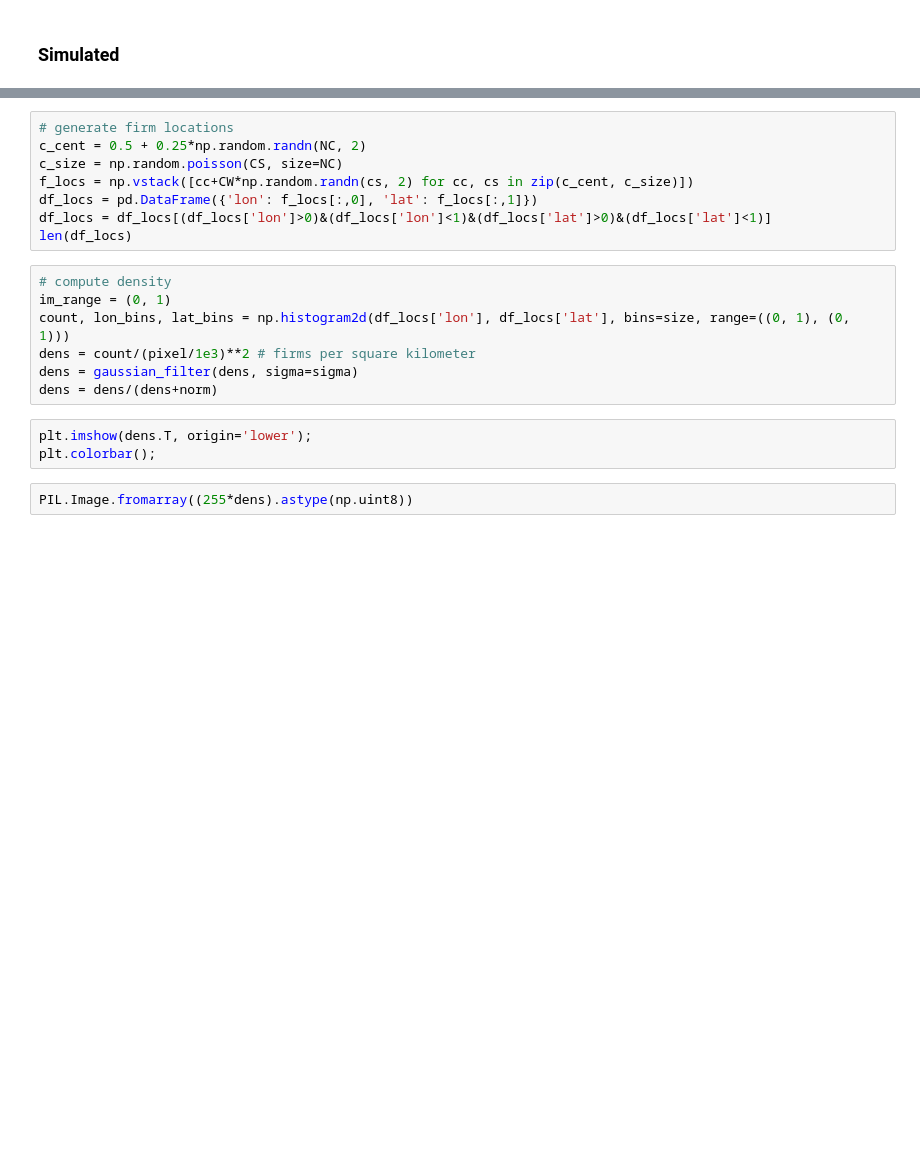
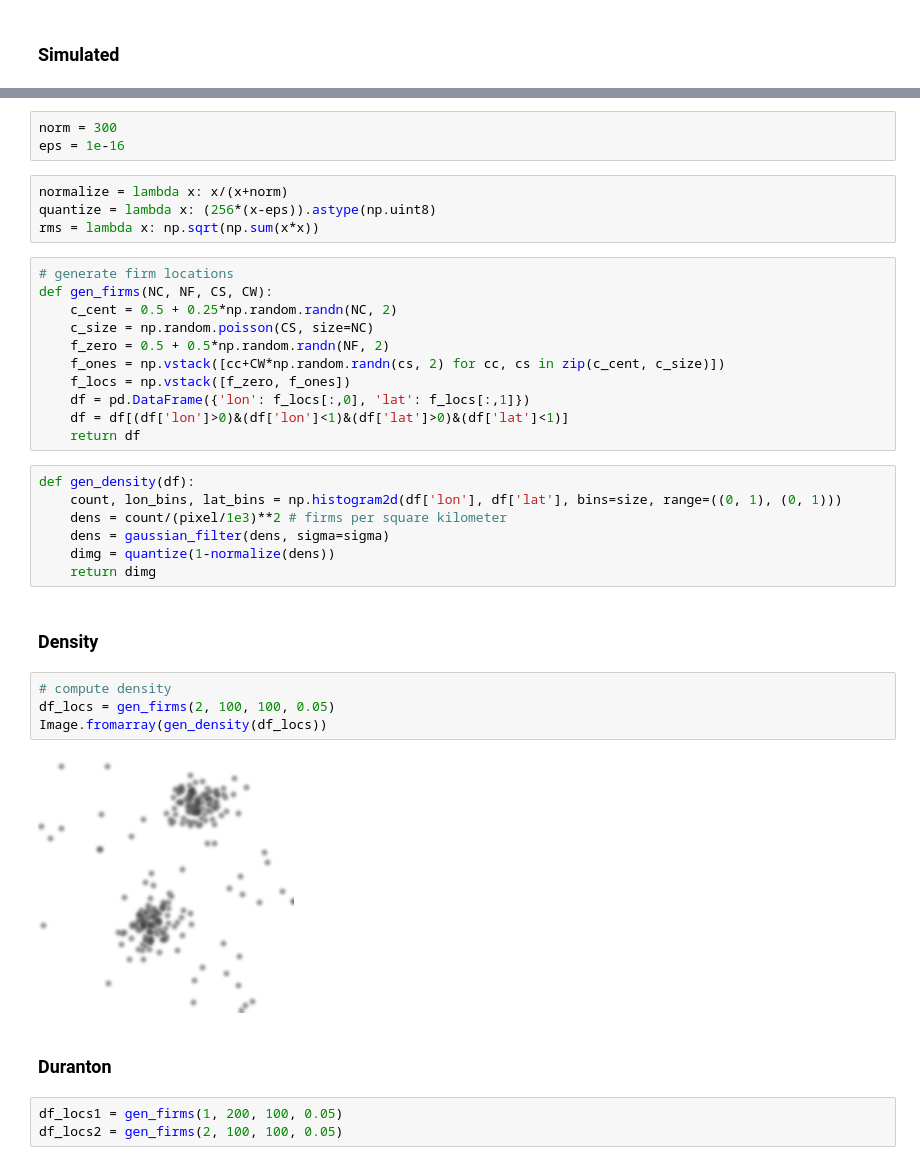
Before and after one commit to iamlemec/landsat, a Jupyter notebook: notebooks/simulation.ipynb, the cells around one changed output, grey strips where cells are left out. Drawn from its saved outputs; the diff is of its cells as text; blank space fills up the shorter version.

```diff
--- a/notebooks/simulation.ipynb
+++ b/notebooks/simulation.ipynb
@@ -12,20 +16,38 @@ norm = 300
+# %%
+norm = 300
+eps = 1e-16
+# %%
+normalize = lambda x: x/(x+norm)
+quantize = lambda x: (256*(x-eps)).astype(np.uint8)
+rms = lambda x: np.sqrt(np.sum(x*x))
 # %%
 # generate firm locations
-c_cent = 0.5 + 0.25*np.random.randn(NC, 2)
-c_size = np.random.poisson(CS, size=NC)
-f_locs = np.vstack([cc+CW*np.random.randn(cs, 2) for cc, cs in zip(c_cent, c_size)])
-df_locs = pd.DataFrame({'lon': f_locs[:,0], 'lat': f_locs[:,1]})
-df_locs = df_locs[(df_locs['lon']>0)&(df_locs['lon']<1)&(df_locs['lat']>0)&(df_locs['lat']<1)]
-len(df_locs)
+def gen_firms(NC, NF, CS, CW):
+    c_cent = 0.5 + 0.25*np.random.randn(NC, 2)
+    c_size = np.random.poisson(CS, size=NC)
+    f_zero = 0.5 + 0.5*np.random.randn(NF, 2)
+    f_ones = np.vstack([cc+CW*np.random.randn(cs, 2) for cc, cs in zip(c_cent, c_size)])
+    f_locs = np.vstack([f_zero, f_ones])
+    df = pd.DataFrame({'lon': f_locs[:,0], 'lat': f_locs[:,1]})
+    df = df[(df['lon']>0)&(df['lon']<1)&(df['lat']>0)&(df['lat']<1)]
+    return df
 # %%
-# compute density
-im_range = (0, 1)
-count, lon_bins, lat_bins = np.histogram2d(df_locs['lon'], df_locs['lat'], bins=size, range=((0, 1), (0, 1)))
-dens = count/(pixel/1e3)**2 # firms per square kilometer
-dens = gaussian_filter(dens, sigma=sigma)
-dens = dens/(dens+norm)
+def gen_density(df):
+    count, lon_bins, lat_bins = np.histogram2d(df['lon'], df['lat'], bins=size, range=((0, 1), (0, 1)))
+    dens = count/(pixel/1e3)**2 # firms per square kilometer
+    dens = gaussian_filter(dens, sigma=sigma)
+    dimg = quantize(1-normalize(dens))
+    return dimg
-# %%
-plt.imshow(dens.T, origin='lower');
-plt.colorbar();
-# %%
-PIL.Image.fromarray((255*dens).astype(np.uint8))
+# %% [markdown]
+### Density
+# %%
+# compute density
+df_locs = gen_firms(2, 100, 100, 0.05)
+Image.fromarray(gen_density(df_locs))
+# %% [output]
+[figure, added]
+# %% [markdown]
+### Duranton
+# %%
+df_locs1 = gen_firms(1, 200, 100, 0.05)
+df_locs2 = gen_firms(2, 100, 100, 0.05)
```
Also changed, not shown: parts of 9 cells of this notebook, 9 other files.
